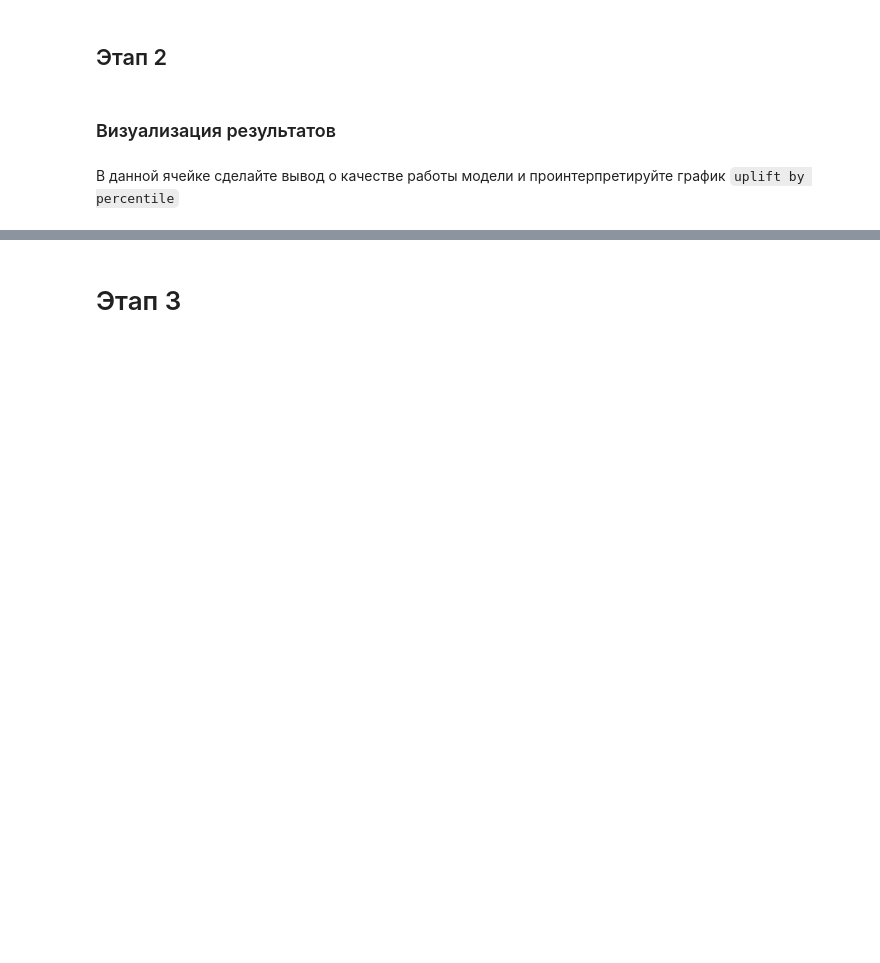
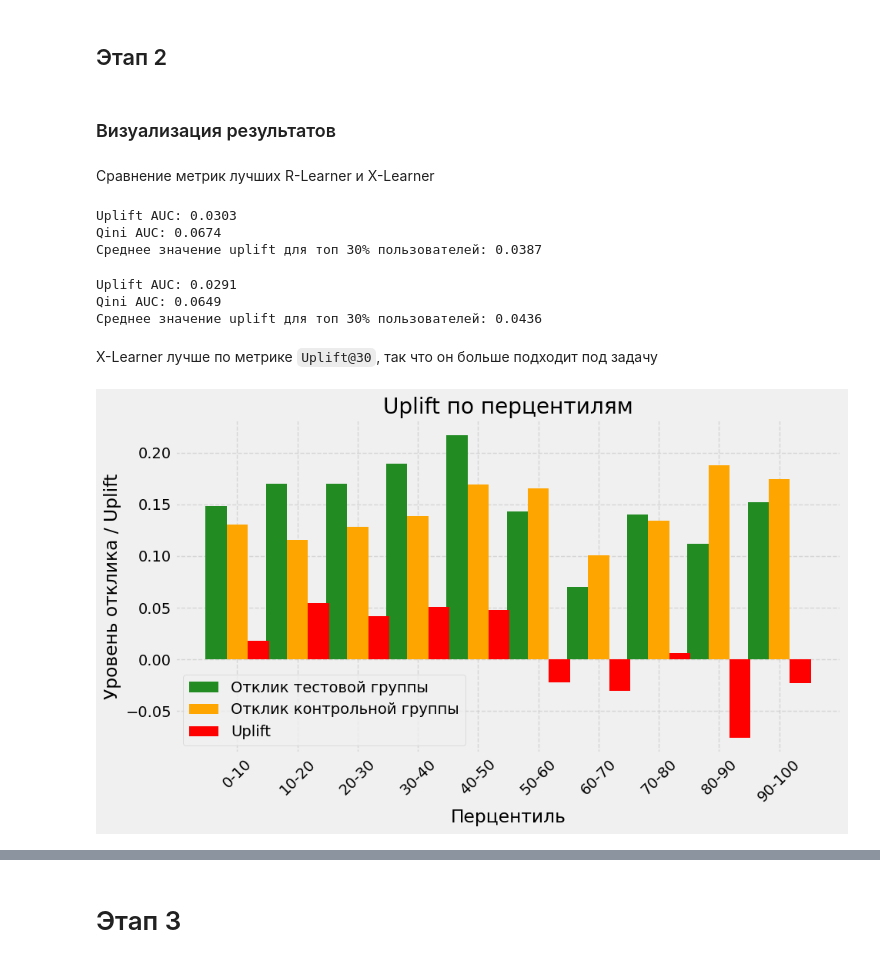
Before and after one commit to Bogdan-67/mle-uplift-yeda, a Jupyter notebook: uplift_project.ipynb, the cells around one changed output, grey strips where cells are left out. Saved outputs shown, nothing was run; the diff lists cells and outputs as text; code cells hidden in the pictures; blank space fills up the shorter version.

Commit message:
подобрал гиперпараметры uplift моделей и подготовил инференс в production

```diff
--- a/uplift_project.ipynb
+++ b/uplift_project.ipynb
@@ -698,19 +723,2 @@ Created version '1' of model 'uplift_x_learner'.
 # %% [markdown]
 ### Подбор гиперпараметров
-# %%
-from optuna import create_study
-from sklift.metrics import uplift_at_k
-
-def objective(trial):
-    # Дополните код для подбора гиперпараметров
-
-    uplift_at_30 = uplift_at_k(y_test, uplift_pred, treatment_test, k=0.3, strategy='overall')
-    return uplift_at_30
-
-# Создаем и запускаем исследование
-study = create_study(direction='maximize')
-study.optimize(objective, n_trials=100)
-
-# Выводим лучшие гиперпараметры
-print("Best hyperparameters: ", study.best_params)
-print("Best score: ", study.best_value)
@@ -723,2 +1070,31 @@ from utils import custom_uplift_by_percentile
-# %% [markdown]
-В данной ячейке сделайте вывод о качестве работы модели и проинтерпретируйте график `uplift by percentile`
+# %% [markdown]
+Сравнение метрик лучших R-Learner и X-Learner
+# %%
+uplift_r_preds = best_r_learner.predict(X_test.drop('treatment', axis=1).values).squeeze()
+r_metrics = calc_uplift_metrics(y_test, uplift_r_preds.squeeze(), X_test['treatment'])
+# %% [output]
+Uplift AUC: 0.0303
+Qini AUC: 0.0674
+Среднее значение uplift для топ 30% пользователей: 0.0387
+# %%
+uplift_preds = best_x_learner.predict(X_test.drop('treatment', axis=1).values, p=p_test).squeeze()
+metrics = calc_uplift_metrics(y_test, uplift_preds.squeeze(), X_test['treatment'])
+# %% [output]
+Uplift AUC: 0.0291
+Qini AUC: 0.0649
+Среднее значение uplift для топ 30% пользователей: 0.0436
+# %% [markdown]
+X-Learner лучше по метрике `Uplift@30`, так что он больше подходит под задачу
+# %%
+fig = custom_uplift_by_percentile(
+    y_test,
+    uplift_preds,
+    X_test['treatment'],
+    kind='bar',
+    bins=10,
+    title='Uplift по перцентилям'
+)
+fig.savefig(f"{FINAL_PLOTS_DIR}/uplift_by_percentile.png")
+plt.show()
+# %% [output]
+[figure, added]
```
Also changed, not shown: parts of 32 cells of this notebook, 20 other files.
